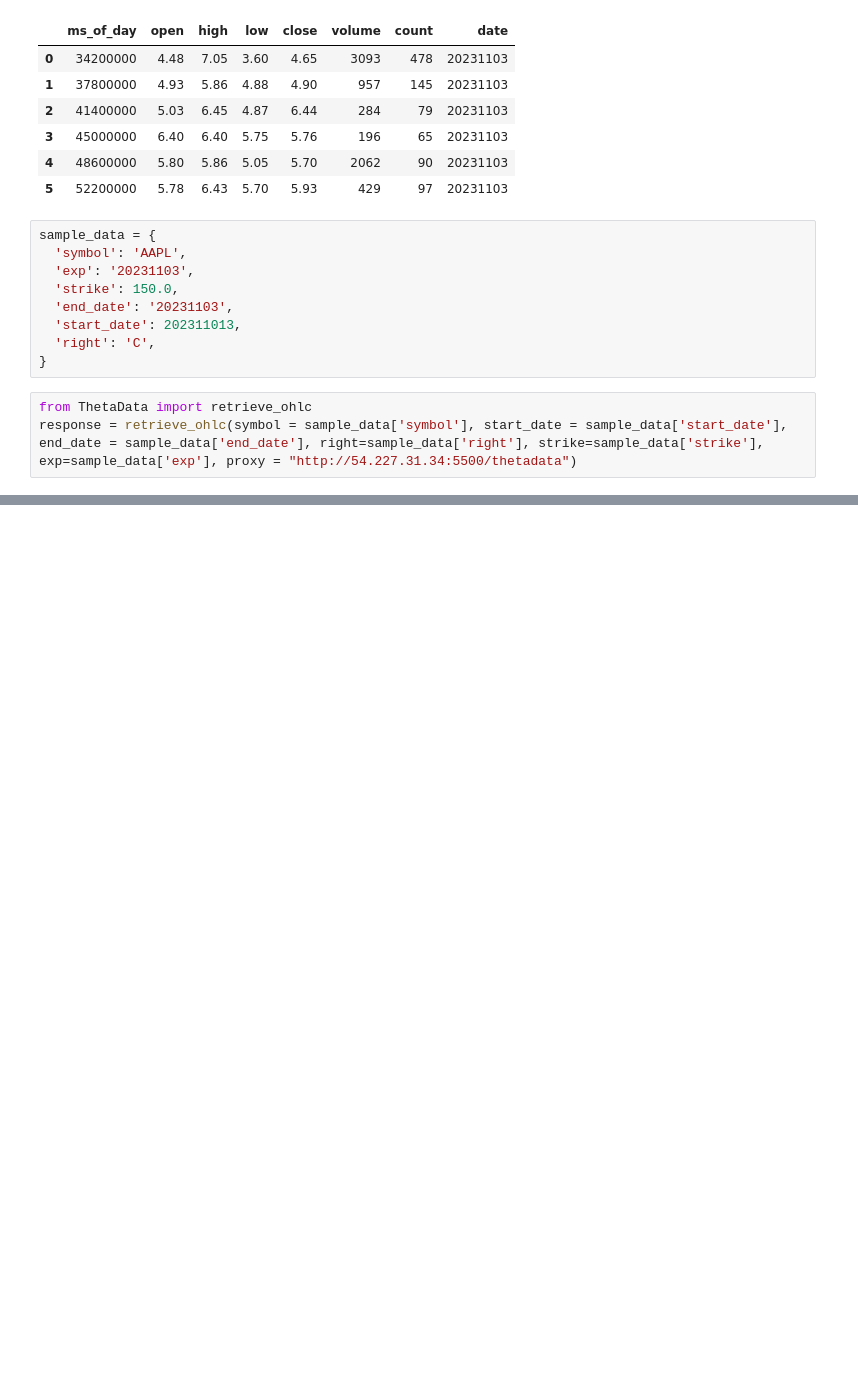
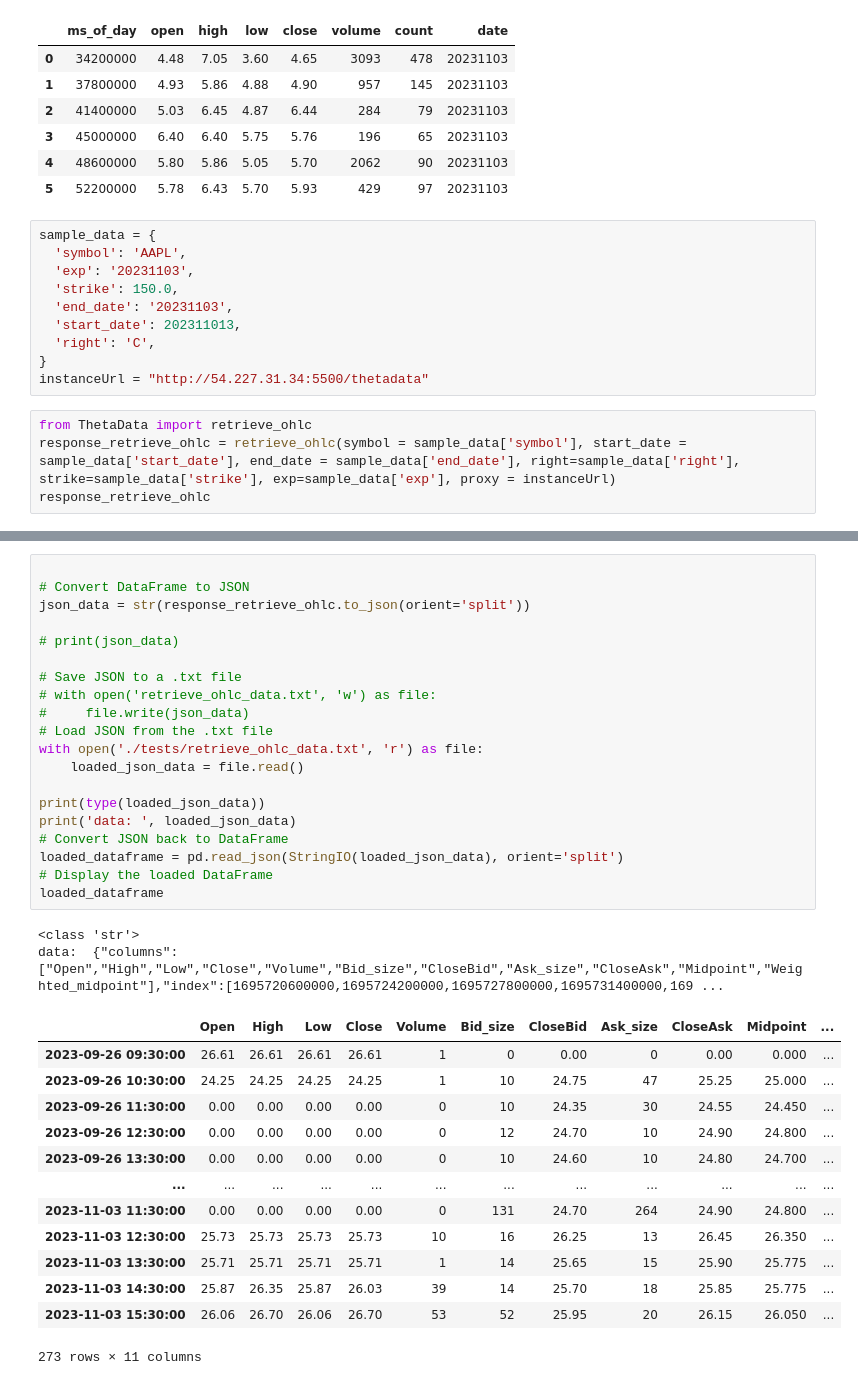
Before and after one commit to Zino-ctrlZ/FinanceDatabase, a Jupyter notebook: dbase/DataAPI/test.ipynb, the cells around one changed output, grey strips where cells are left out. Cells and saved outputs as stored; diff of their text form; blank space fills up the shorter version.

```diff
--- a/dbase/DataAPI/test.ipynb
+++ b/dbase/DataAPI/test.ipynb
@@ -67,6 +50,8 @@ sample_data = {
   'start_date': 202311013,
   'right': 'C',
 }
+instanceUrl = "http://54.227.31.34:5500/thetadata"
 # %%
 from ThetaData import retrieve_ohlc
-response = retrieve_ohlc(symbol = sample_data['symbol'], start_date = sample_data['start_date'], end_date = sample_data['end_date'], right=sample_data['right'], strike=sample_data['strike'], exp=sample_data['exp'], proxy = "http://54.227.31.34:5500/thetadata")
+response_retrieve_ohlc = retrieve_ohlc(symbol = sample_data['symbol'], start_date = sample_data['start_date'], end_date = sample_data['end_date'], right=sample_data['right'], strike=sample_data['strike'], exp=sample_data['exp'], proxy = instanceUrl)
+response_retrieve_ohlc
@@ -89,0 +82,36 @@ response
+# %%
+
+# Convert DataFrame to JSON
+json_data = str(response_retrieve_ohlc.to_json(orient='split'))
+
+# print(json_data)
+
+# Save JSON to a .txt file
+# with open('retrieve_ohlc_data.txt', 'w') as file:
+#     file.write(json_data)
+# Load JSON from the .txt file
+with open('./tests/retrieve_ohlc_data.txt', 'r') as file:
+    loaded_json_data = file.read()
+
+print(type(loaded_json_data))
+print('data: ', loaded_json_data)
+# Convert JSON back to DataFrame
+loaded_dataframe = pd.read_json(StringIO(loaded_json_data), orient='split')
+# Display the loaded DataFrame
+loaded_dataframe
+# %% [output]
+<class 'str'>
+data:  {"columns":["Open","High","Low","Close","Volume","Bid_size","CloseBid","Ask_size","CloseAsk","Midpoint","Weighted_midpoint"],"index":[1695720600000,1695724200000,1695727800000,1695731400000,169 ...
+|  | Open | High | Low | Close | Volume | Bid_size | CloseBid | Ask_size | CloseAsk | Midpoint | ... |
+| 2023-09-26 09:30:00 | 26.61 | 26.61 | 26.61 | 26.61 | 1 | 0 | 0.00 | 0 | 0.00 | 0.000 | ... |
+| 2023-09-26 10:30:00 | 24.25 | 24.25 | 24.25 | 24.25 | 1 | 10 | 24.75 | 47 | 25.25 | 25.000 | ... |
+| 2023-09-26 11:30:00 | 0.00 | 0.00 | 0.00 | 0.00 | 0 | 10 | 24.35 | 30 | 24.55 | 24.450 | ... |
+| 2023-09-26 12:30:00 | 0.00 | 0.00 | 0.00 | 0.00 | 0 | 12 | 24.70 | 10 | 24.90 | 24.800 | ... |
+| 2023-09-26 13:30:00 | 0.00 | 0.00 | 0.00 | 0.00 | 0 | 10 | 24.60 | 10 | 24.80 | 24.700 | ... |
+| ... | ... | ... | ... | ... | ... | ... | ... | ... | ... | ... | ... |
+| 2023-11-03 11:30:00 | 0.00 | 0.00 | 0.00 | 0.00 | 0 | 131 | 24.70 | 264 | 24.90 | 24.800 | ... |
+| 2023-11-03 12:30:00 | 25.73 | 25.73 | 25.73 | 25.73 | 10 | 16 | 26.25 | 13 | 26.45 | 26.350 | ... |
+| 2023-11-03 13:30:00 | 25.71 | 25.71 | 25.71 | 25.71 | 1 | 14 | 25.65 | 15 | 25.90 | 25.775 | ... |
+| 2023-11-03 14:30:00 | 25.87 | 26.35 | 25.87 | 26.03 | 39 | 14 | 25.70 | 18 | 25.85 | 25.775 | ... |
+| 2023-11-03 15:30:00 | 26.06 | 26.70 | 26.06 | 26.70 | 53 | 52 | 25.95 | 20 | 26.15 | 26.050 | ... |
+273 rows × 11 columns
```
Also changed, not shown: parts of 14 cells of this notebook, 9 other files.
